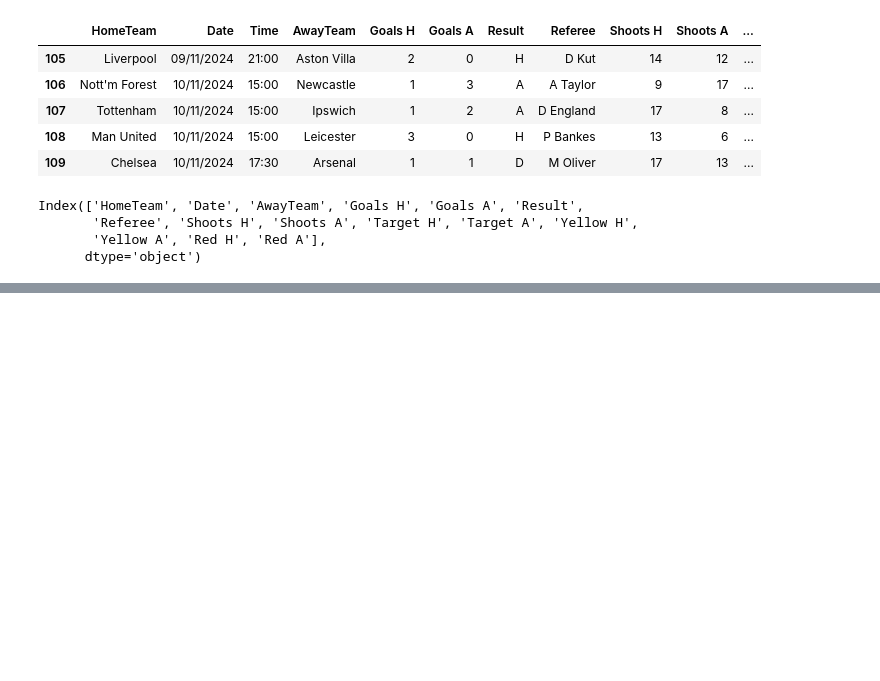
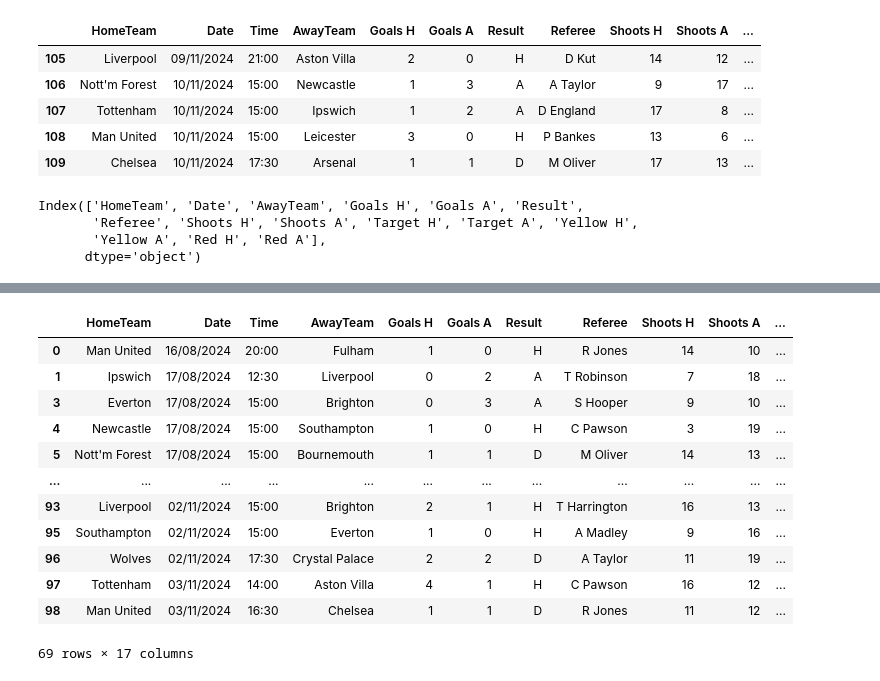
Before and after one commit to ka-53/ML-draft, a Jupyter notebook: draft/dataframe.ipynb, the cells around one changed output, grey strips where cells are left out. Drawn from its saved outputs; the diff is of its cells as text; code cells hidden in the pictures; blank space fills up the shorter version.

```diff
--- a/draft/dataframe.ipynb
+++ b/draft/dataframe.ipynb
@@ -391,0 +476,16 @@ Index(['HomeTeam', 'Date', 'AwayTeam', 'Goals H', 'Goals A', 'Result',
+# %%
+df[df['Shoots A'].between(10, 20)]
+# %% [output]
+|  | HomeTeam | Date | Time | AwayTeam | Goals H | Goals A | Result | Referee | Shoots H | Shoots A | ... |
+| 0 | Man United | 16/08/2024 | 20:00 | Fulham | 1 | 0 | H | R Jones | 14 | 10 | ... |
+| 1 | Ipswich | 17/08/2024 | 12:30 | Liverpool | 0 | 2 | A | T Robinson | 7 | 18 | ... |
+| 3 | Everton | 17/08/2024 | 15:00 | Brighton | 0 | 3 | A | S Hooper | 9 | 10 | ... |
+| 4 | Newcastle | 17/08/2024 | 15:00 | Southampton | 1 | 0 | H | C Pawson | 3 | 19 | ... |
+| 5 | Nott'm Forest | 17/08/2024 | 15:00 | Bournemouth | 1 | 1 | D | M Oliver | 14 | 13 | ... |
+| ... | ... | ... | ... | ... | ... | ... | ... | ... | ... | ... | ... |
+| 93 | Liverpool | 02/11/2024 | 15:00 | Brighton | 2 | 1 | H | T Harrington | 16 | 13 | ... |
+| 95 | Southampton | 02/11/2024 | 15:00 | Everton | 1 | 0 | H | A Madley | 9 | 16 | ... |
+| 96 | Wolves | 02/11/2024 | 17:30 | Crystal Palace | 2 | 2 | D | A Taylor | 11 | 19 | ... |
+| 97 | Tottenham | 03/11/2024 | 14:00 | Aston Villa | 4 | 1 | H | C Pawson | 16 | 12 | ... |
+| 98 | Man United | 03/11/2024 | 16:30 | Chelsea | 1 | 1 | D | R Jones | 11 | 12 | ... |
+69 rows × 17 columns
```
Also changed, not shown: parts of 9 cells of this notebook, 1 other file.
